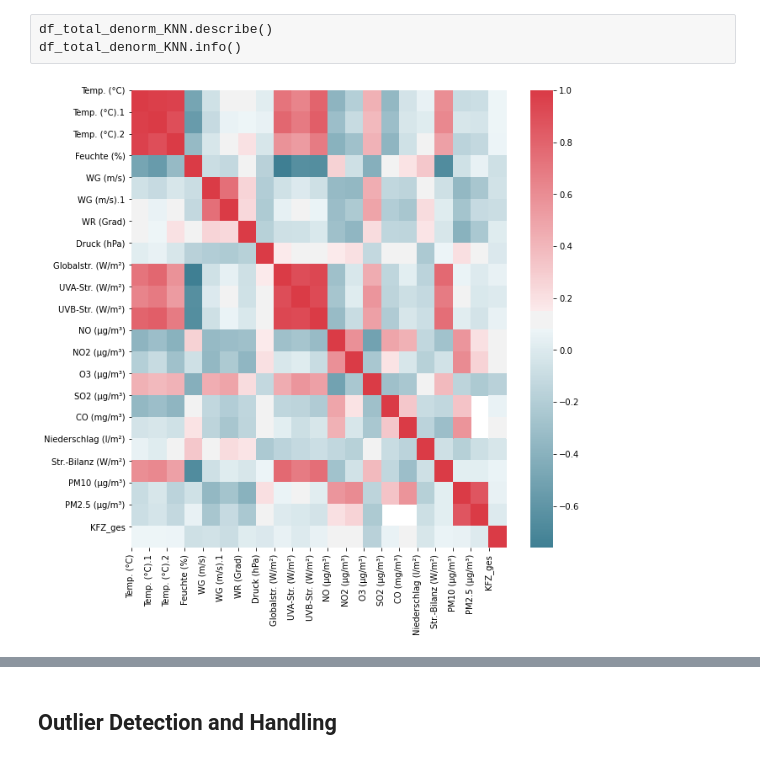
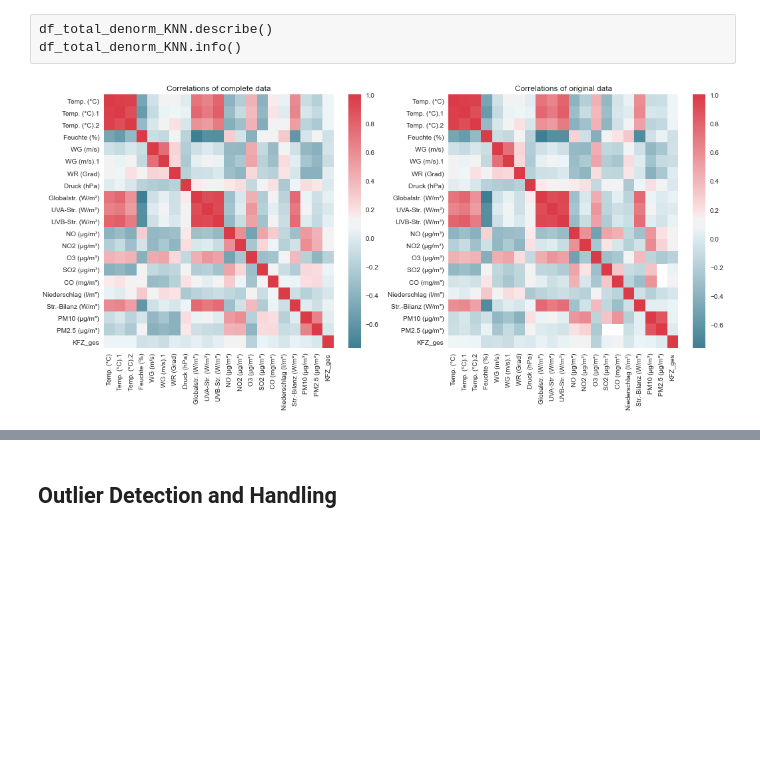
Before and after one commit to SvetiB/AirQualityStuttgart, a Jupyter notebook: AirQualityStuttgart.ipynb, the cells around one changed output, grey strips where cells are left out. Cells and saved outputs as stored; diff of their text form; code cells hidden in the pictures; blank space fills up the shorter version.

```diff
--- a/AirQualityStuttgart.ipynb
+++ b/AirQualityStuttgart.ipynb
@@ -366,2 +357,4 @@ df_total.describe()
+# %%
+df_total_original=df_total
 # %% [markdown]
 ## Exploratory Data Analysis
@@ -505,5 +557,11 @@ def heatMap(df):
-# %%
-#from utils import heatMap
-heatMap(df_total)
-# %% [output]
-[figure, removed]
+# %%
+corr_total = df_total.corr()
+corr_total_original = df_total_original.corr()
+
+fig, ax = plt.subplots(1, 2, figsize=(17, 7))
+colormap = sns.diverging_palette(220, 10, as_cmap=True)
+sns.heatmap(corr_total, cmap=colormap, annot=False, fmt=".2f", ax=ax[0]).set_title("Correlations of complete data")
+sns.heatmap(corr_total_original, cmap=colormap, annot=False, fmt=".2f", ax=ax[1]).set_title("Correlations of original data")
+plt.show()
+# %% [output]
+[figure, added]
```
Also changed, not shown: parts of 35 cells of this notebook, 1 other file.
